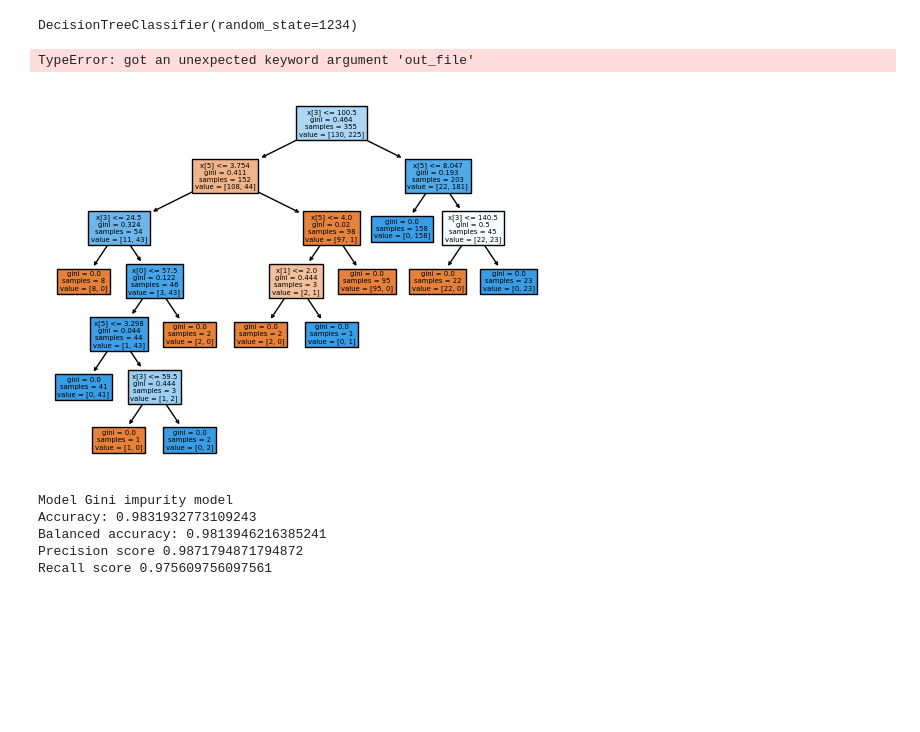
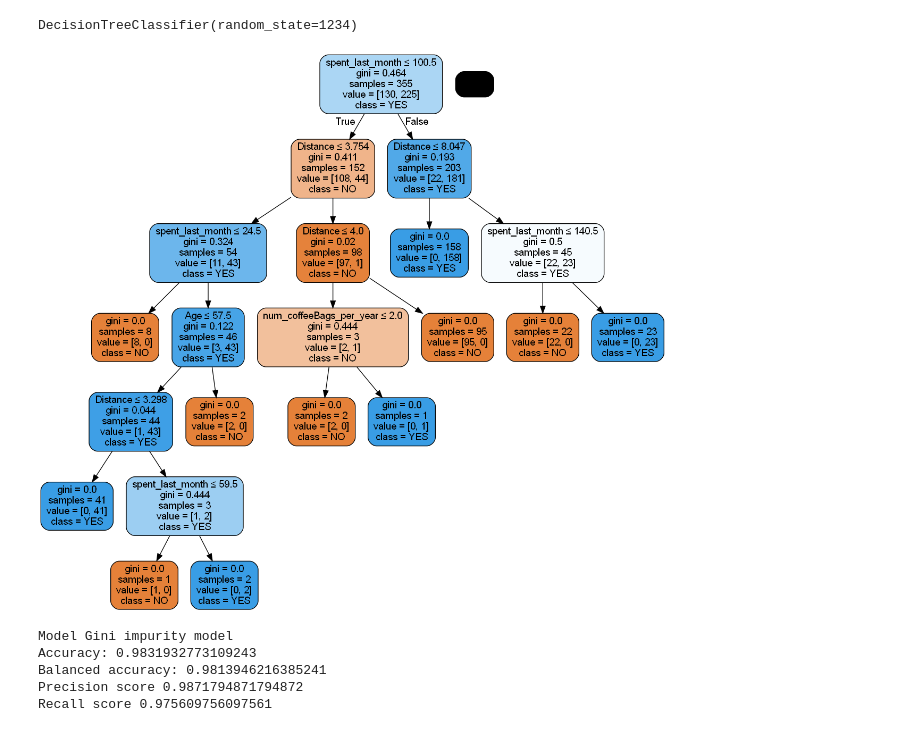
Before and after one commit to ammanuelfw/my_dsbc_projects_git, a Jupyter notebook: 25_3_5_Case_Study_RR_Diner_Coffee/Springboard_Decision_Tree_Specialty_Coffee_Case_Study_Tier_1_AFW.ipynb, the cells around one changed output. Cells and saved outputs as stored; diff of their text form; code cells hidden in the pictures; blank space fills up the shorter version.

```diff
--- a/25_3_5_Case_Study_RR_Diner_Coffee/Springboard_Decision_Tree_Specialty_Coffee_Case_Study_Tier_1_AFW.ipynb
+++ b/25_3_5_Case_Study_RR_Diner_Coffee/Springboard_Decision_Tree_Specialty_Coffee_Case_Study_Tier_1_AFW.ipynb
@@ -479,19 +483,15 @@ DecisionTreeClassifier(random_state=1234)
 # %%
 # As before, but make the model name gini_model
 dot_data = StringIO()
-tree.plot_tree(gini_model , out_file=dot_data,
+tree.export_graphviz(gini_model , out_file=dot_data,
                 filled=True, rounded=True,
                 special_characters=True, feature_names=X_train.columns,class_names = ["NO", "YES"])
 
 # Alternatively for class_names use gini_model.classes_
 graph = pydotplus.graph_from_dot_data(dot_data.getvalue())
 Image(graph.create_png())
 # %% [output]
-TypeError: got an unexpected keyword argument 'out_file'
+[figure, added]
-# %%
-_ = tree.plot_tree(gini_model, filled=True)
-# %% [output]
-[figure, removed]
 # %%
 # Run this block for model evaluation
 print("Model Gini impurity model")
```
Also changed, not shown: parts of 8 cells of this notebook.
